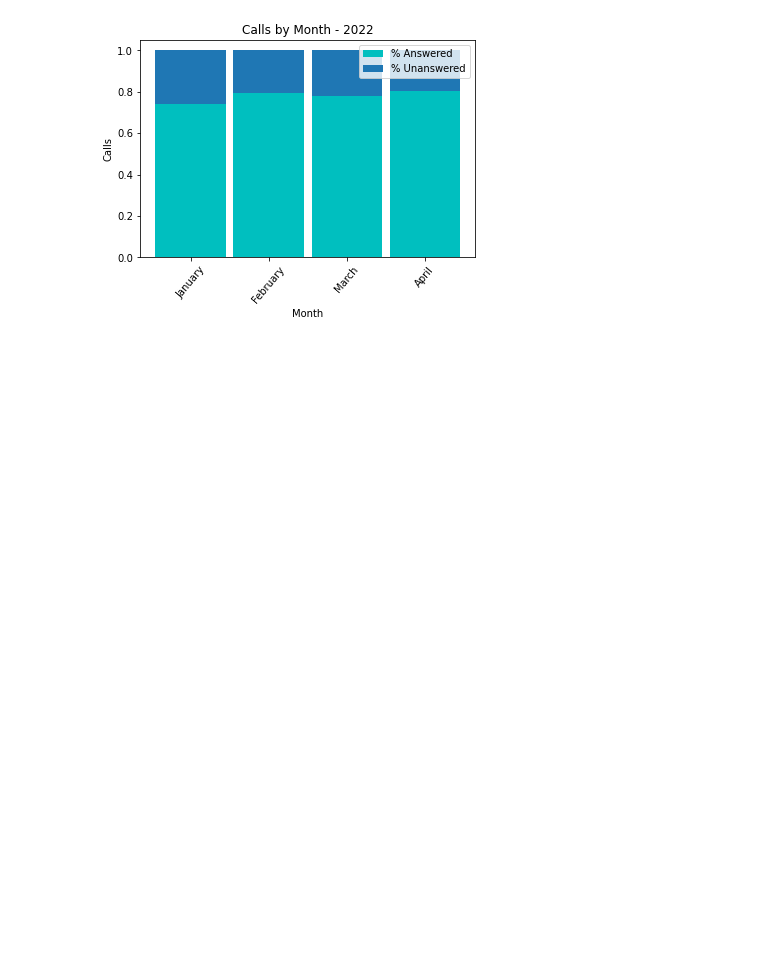
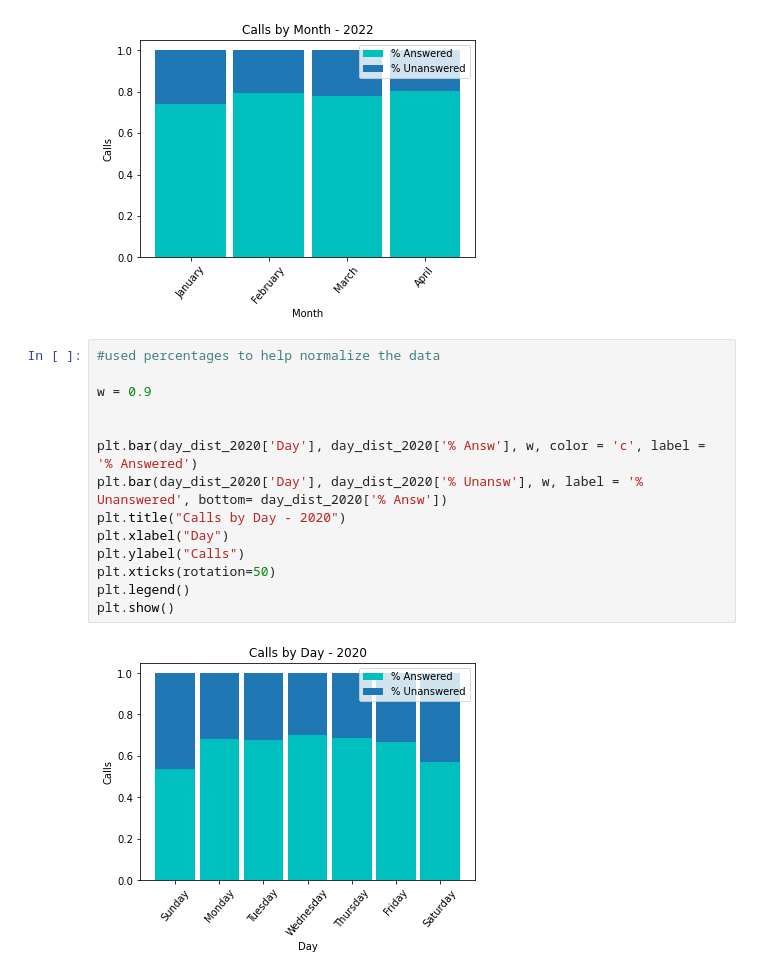
Before and after one commit to NSS-Data-Analytics-Cohort-6/fcs-crisis-sailing-the-seaborn, a Jupyter notebook: notebook/fcs_crisis_calls.ipynb, the cells around one changed output. Saved outputs shown, nothing was run; the diff lists cells and outputs as text; blank space fills up the shorter version.

Commit message:
bars stacked, working on data labels

```diff
--- a/notebook/fcs_crisis_calls.ipynb
+++ b/notebook/fcs_crisis_calls.ipynb
@@ -184,3 +200,19 @@ plt.legend()
 plt.show()
 # %% [output]
 [figure]
+# %%
+#used percentages to help normalize the data
+
+w = 0.9
+
+
+plt.bar(day_dist_2020['Day'], day_dist_2020['% Answ'], w, color = 'c', label = '% Answered')
+plt.bar(day_dist_2020['Day'], day_dist_2020['% Unansw'], w, label = '% Unanswered', bottom= day_dist_2020['% Answ'])
+plt.title("Calls by Day - 2020")
+plt.xlabel("Day")
+plt.ylabel("Calls")
+plt.xticks(rotation=50)
+plt.legend()
+plt.show()
+# %% [output]
+[figure, added]
```
Also changed, not shown: parts of 6 cells of this notebook.
